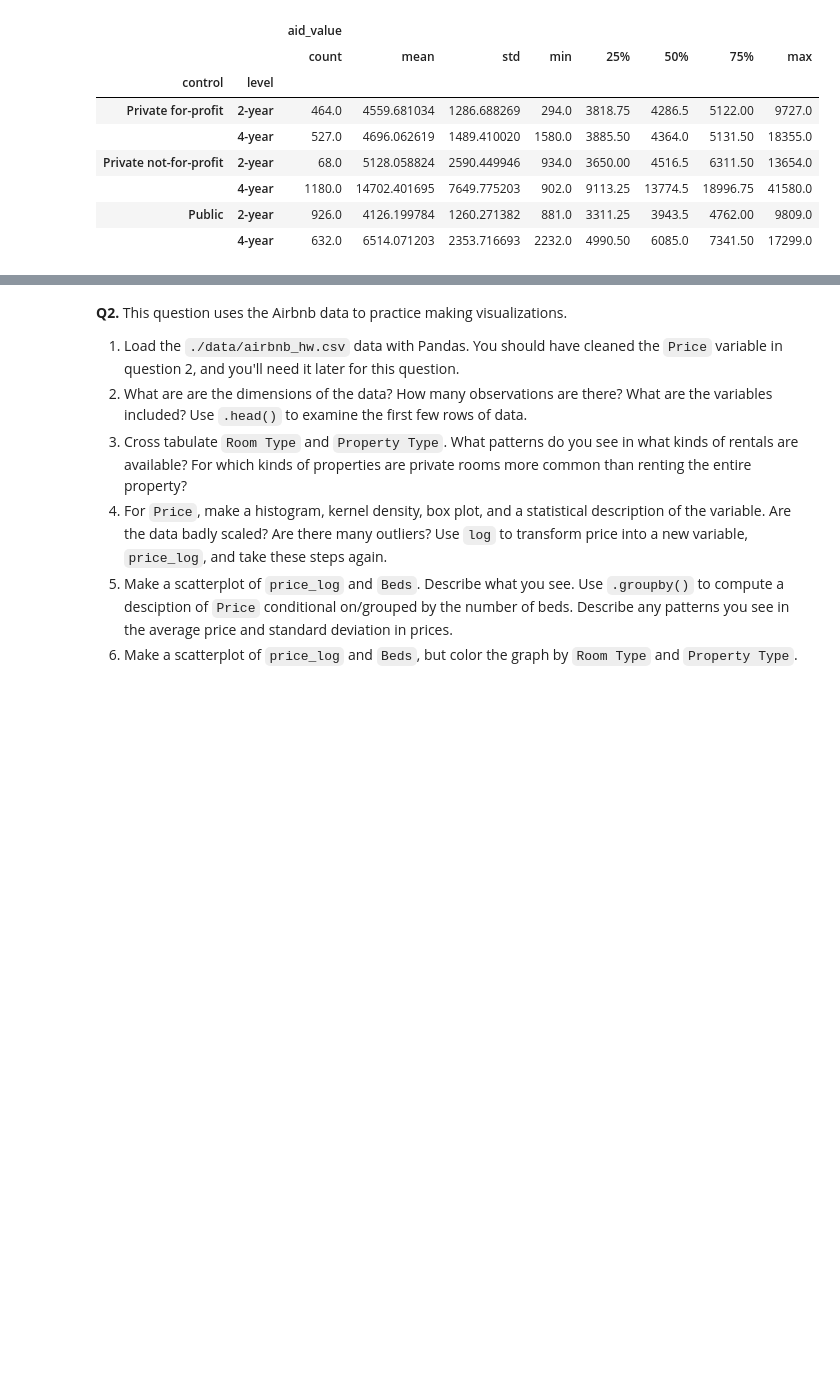
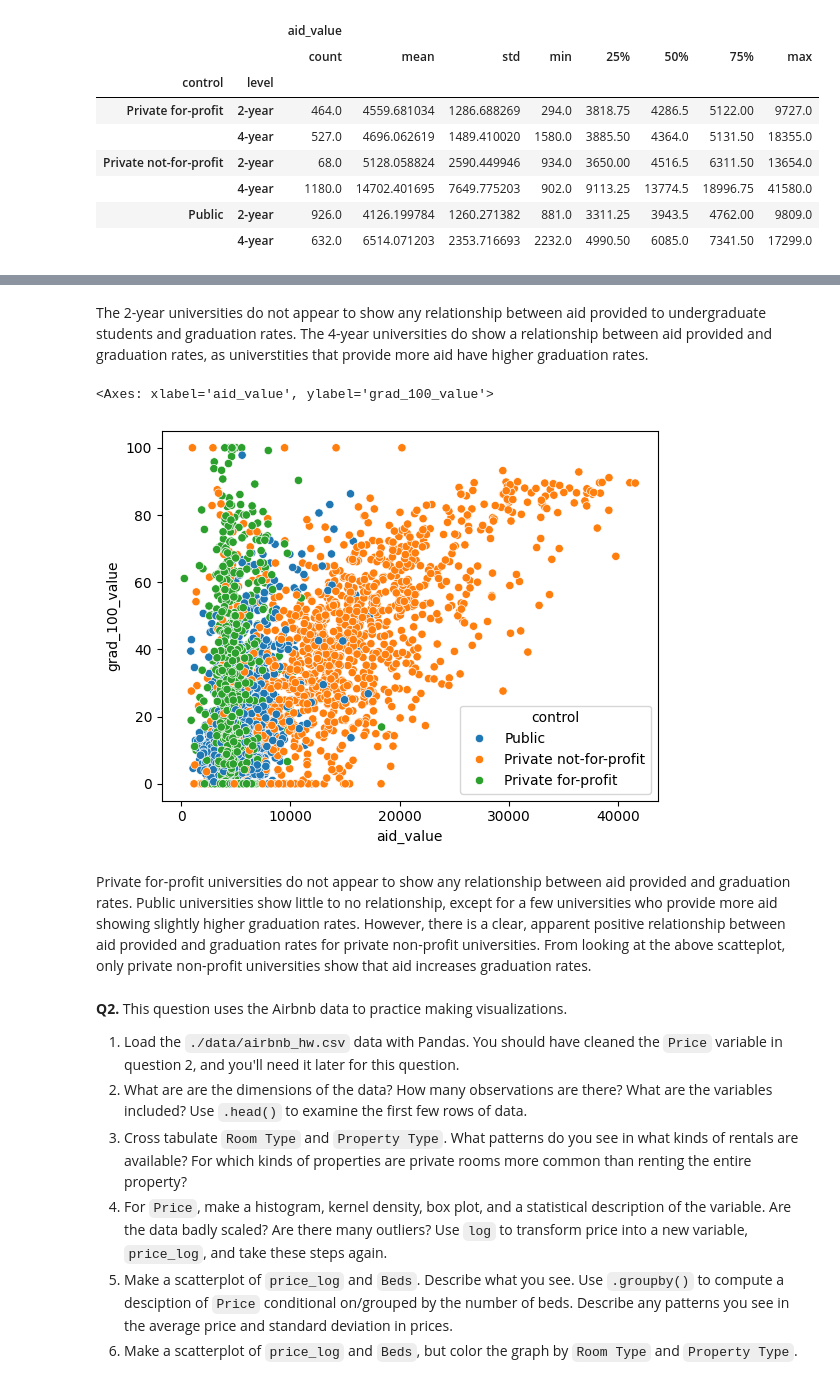
Before and after one commit to kelseymatsik/visualization, a Jupyter notebook: assignment/assignment.ipynb, the cells around one changed output, grey strips where cells are left out. Saved outputs shown, nothing was run; the diff lists cells and outputs as text; code cells hidden in the pictures; blank space fills up the shorter version.

```diff
--- a/assignment/assignment.ipynb
+++ b/assignment/assignment.ipynb
@@ -154,3 +166,12 @@ df.loc[:,["aid_value", "level", "control"]].groupby(["control", "level"]).descri
+# %% [markdown]
+The 2-year universities do not appear to show any relationship between aid provided to undergraduate students and graduation rates. The 4-year universities do show a relationship between aid provided and graduation rates, as universtities that provide more aid have higher graduation rates.
+# %%
+sns.scatterplot(data=df, y="grad_100_value", x="aid_value", hue="control")
+# %% [output]
+<Axes: xlabel='aid_value', ylabel='grad_100_value'>
+[figure, added]
+# %% [markdown]
+Private for-profit universities do not appear to show any relationship between aid provided and graduation rates. Public universities show little to no relationship, except for a few universities who provide more aid showing slightly higher graduation rates. However, there is a clear, apparent positive relationship between aid provided and graduation rates for private non-profit universities. From looking at the above scatteplot, only private non-profit universities show that aid increases graduation rates.
 # %% [markdown]
 **Q2.** This question uses the Airbnb data to practice making visualizations.
 
```
Also changed, not shown: parts of 5 cells of this notebook.
